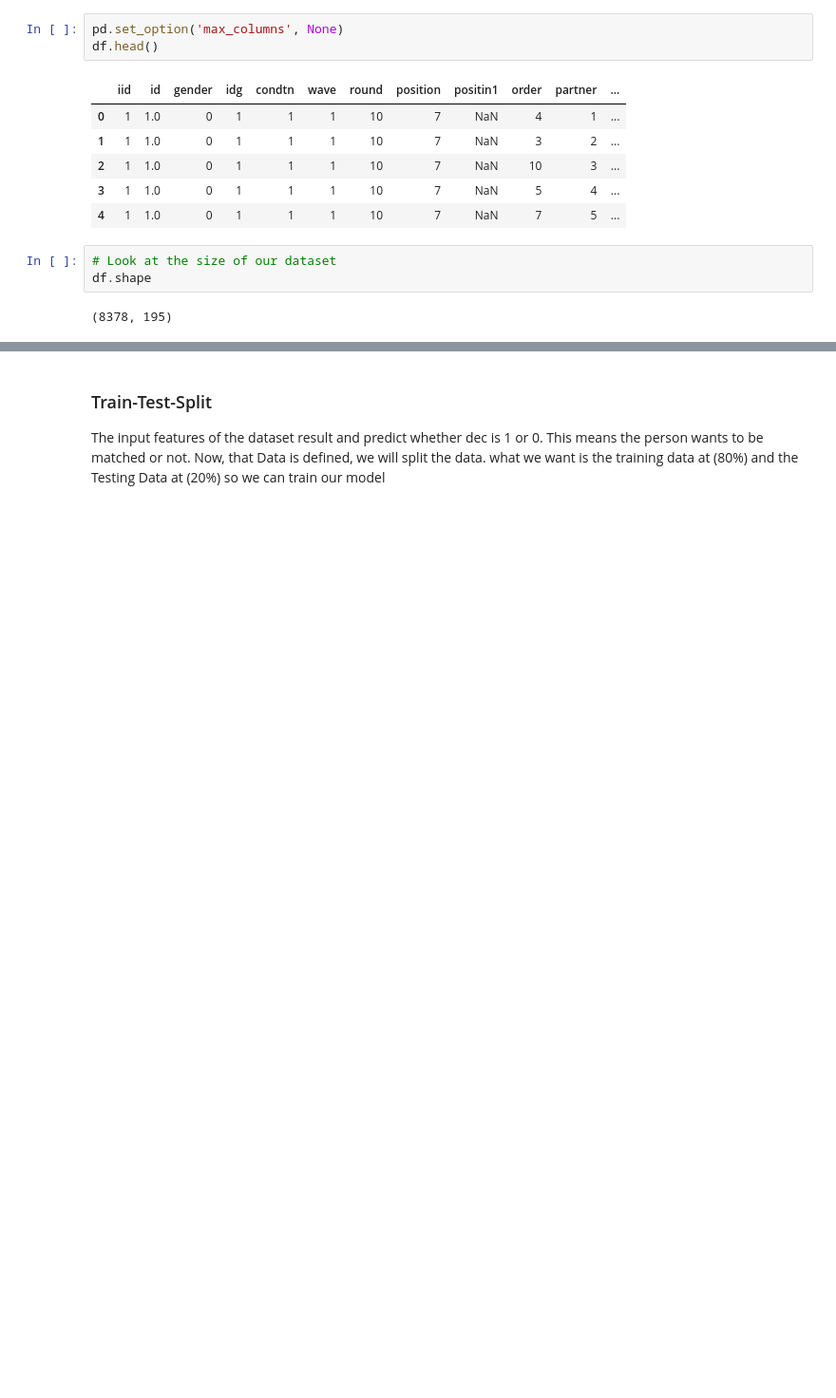
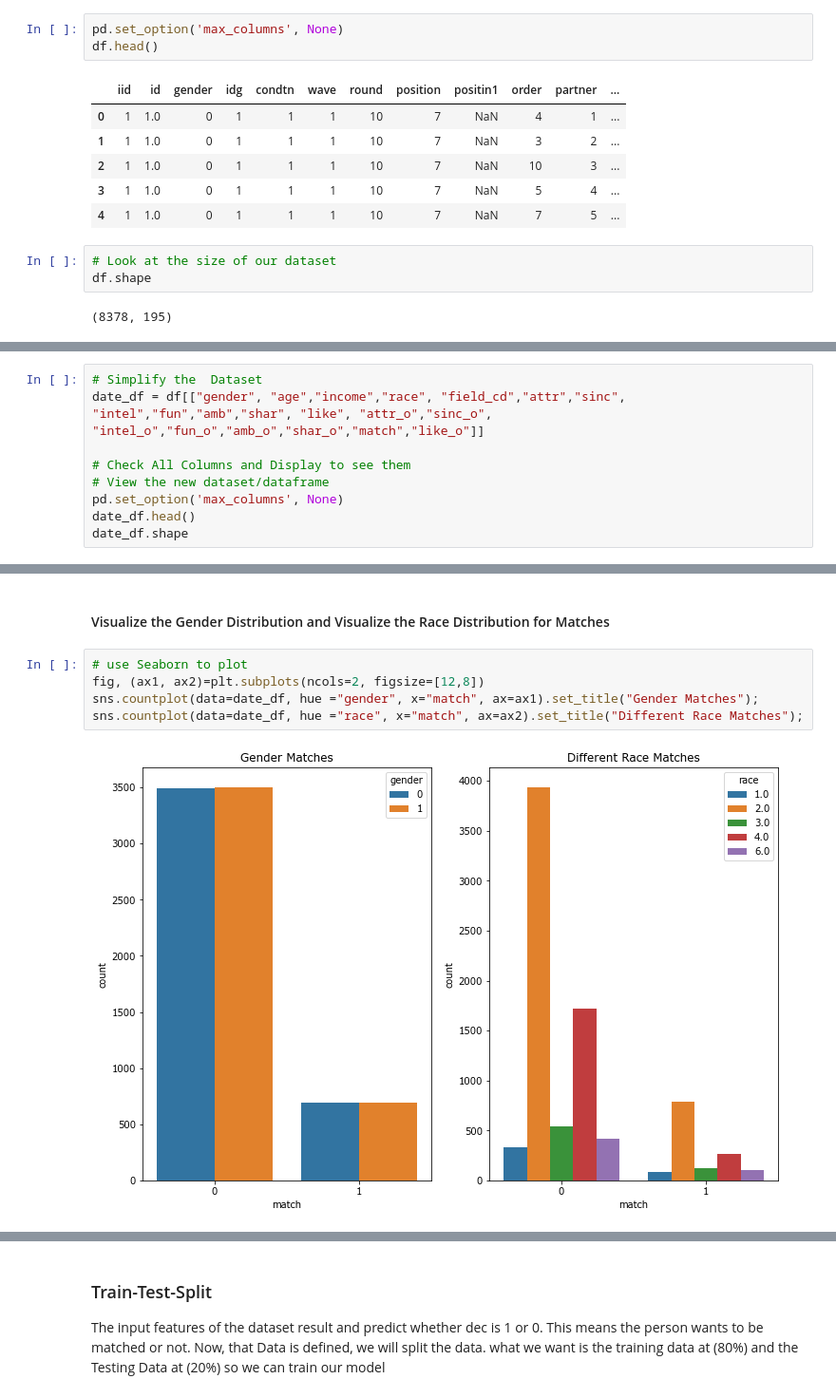
Before and after one commit to DavidGGonzalez/TeamBlue_FinalProject, a Jupyter notebook: Code/Segment2_BuildingAModel.ipynb, the cells around one changed output, grey strips where cells are left out. Shown at 95% size. Saved outputs shown, nothing was run; the diff lists cells and outputs as text; blank space fills up the shorter version.

Commit message:
added code for building the machine learning model with comments and also new data file for the cleaned dataset called Cleaned Speed Data in Data file

```diff
--- a/Code/Segment2_BuildingAModel.ipynb
+++ b/Code/Segment2_BuildingAModel.ipynb
@@ -365,0 +76,9 @@ Index(['attr', 'sinc', 'intel', 'fun', 'amb', 'shar', 'like', 'match'], dtype='o
+# %%
+# Simplify the  Dataset
+date_df = df[["gender", "age","income","race", "field_cd","attr","sinc", "intel","fun","amb","shar", "like", "attr_o","sinc_o", "intel_o","fun_o","amb_o","shar_o","match","like_o"]]
+
+# Check All Columns and Display to see them
+# View the new dataset/dataframe
+pd.set_option('max_columns', None)
+date_df.head()
+date_df.shape
@@ -365,0 +279,9 @@ Index(['attr', 'sinc', 'intel', 'fun', 'amb', 'shar', 'like', 'match'], dtype='o
+# %% [markdown]
+#### Visualize the Gender Distribution and Visualize the Race Distribution for Matches
+# %%
+# use Seaborn to plot
+fig, (ax1, ax2)=plt.subplots(ncols=2, figsize=[12,8])
+sns.countplot(data=date_df, hue ="gender", x="match", ax=ax1).set_title("Gender Matches");
+sns.countplot(data=date_df, hue ="race", x="match", ax=ax2).set_title("Different Race Matches");
+# %% [output]
+[figure, added]
```
Also changed, not shown: parts of 117 cells of this notebook, 4 other files.
